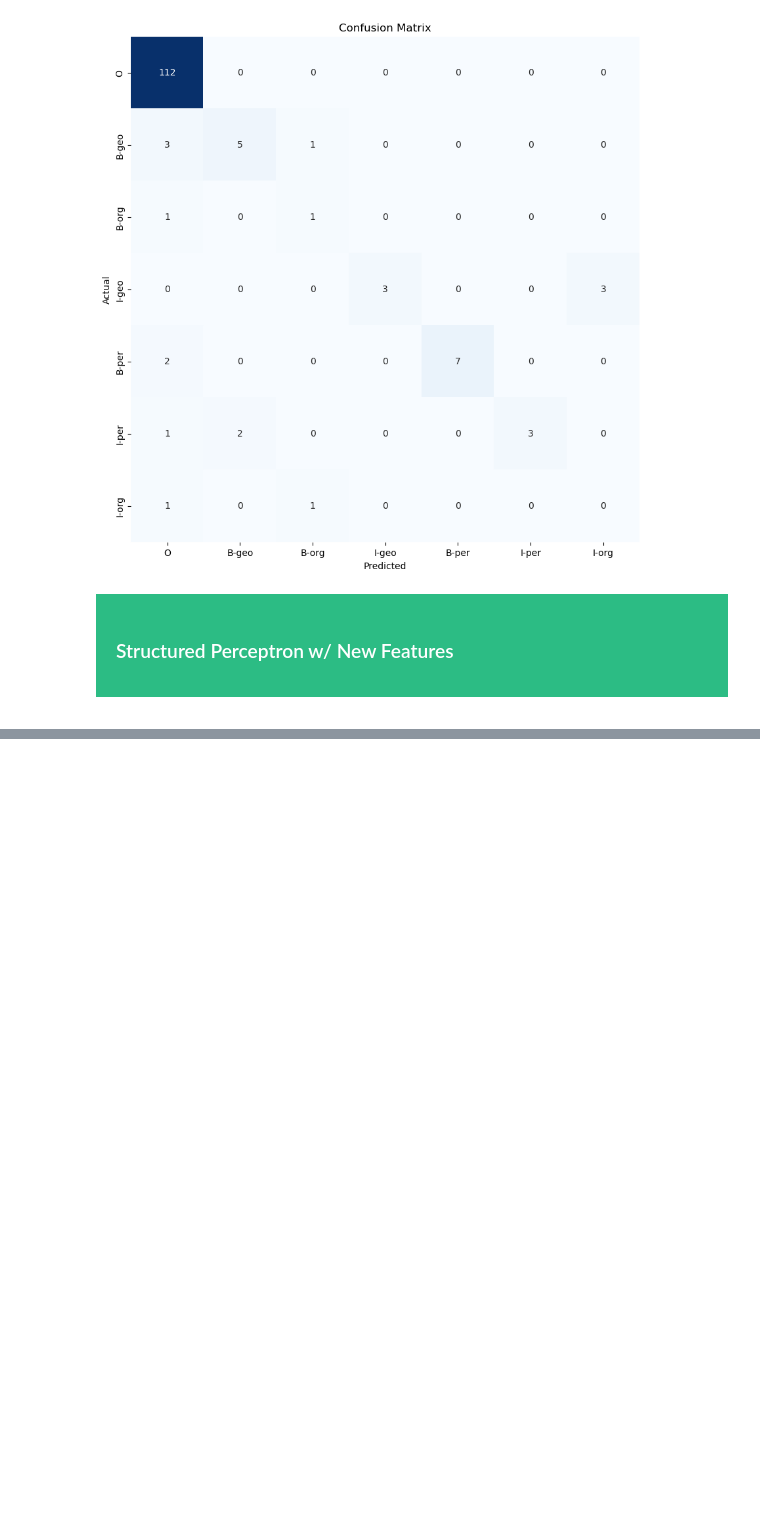
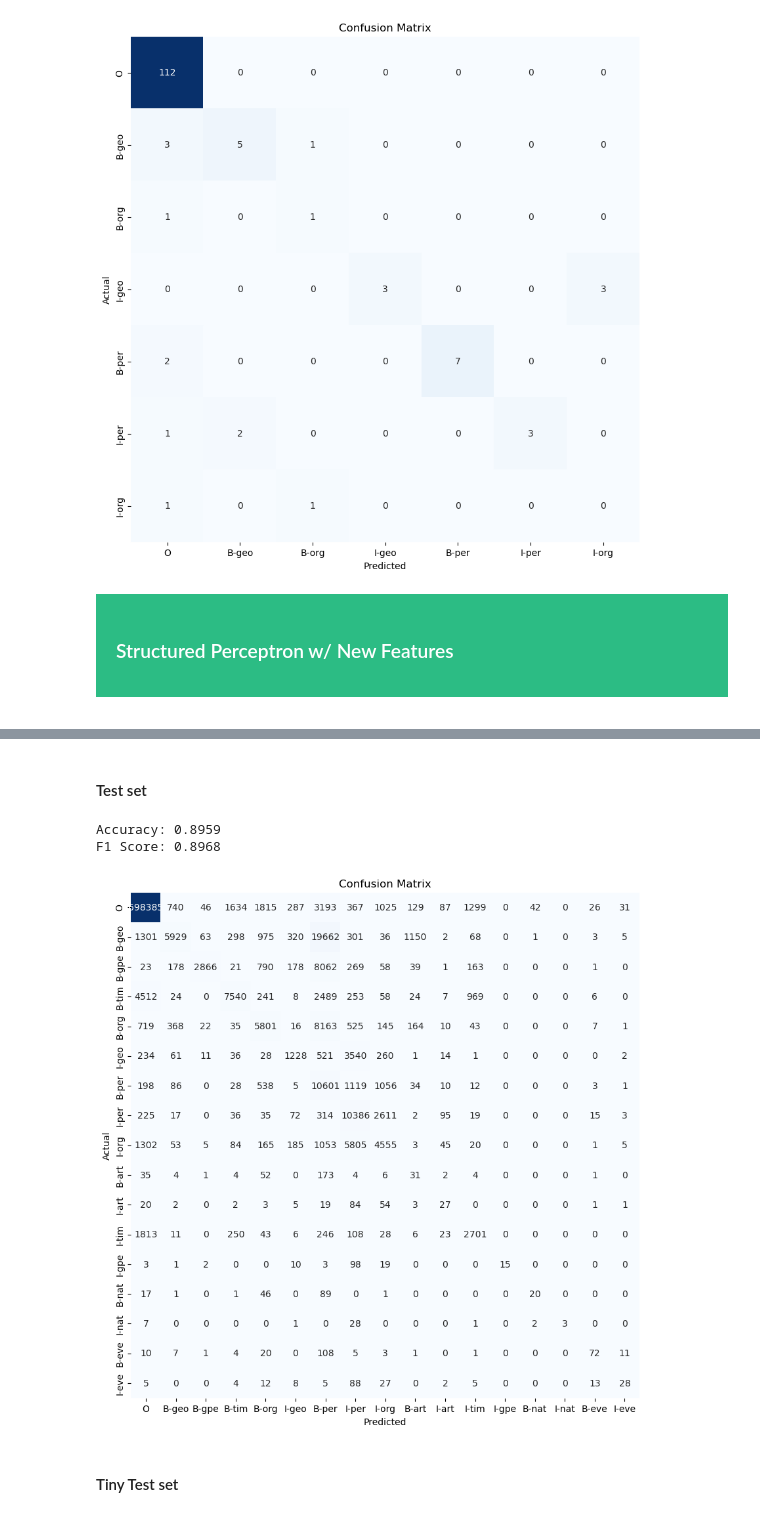
Before and after one commit to davidrosado4/named-entity-recognition, a Jupyter notebook: reproduce_results.ipynb, the cells around one changed output, grey strips where cells are left out. Saved outputs shown, nothing was run; the diff lists cells and outputs as text; code cells hidden in the pictures; blank space fills up the shorter version.

```diff
--- a/reproduce_results.ipynb
+++ b/reproduce_results.ipynb
@@ -131,0 +136,12 @@ F1 Score: 0.8934
+# %% [markdown]
+#### Test set
+# %%
+y_test_pred = predict_SP(sp_ext, X_test)
+# %%
+evaluate(y_test_true, y_test_pred, tag_dict_rev)
+# %% [output]
+Accuracy: 0.8959
+F1 Score: 0.8968
+[figure, added]
+# %% [markdown]
+#### Tiny Test set
```
Also changed, not shown: parts of 12 cells of this notebook, 2 other files.
